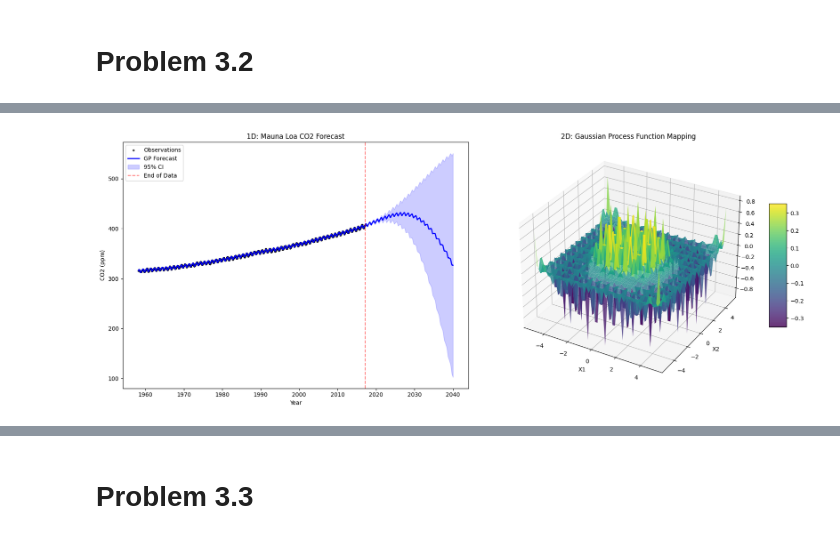
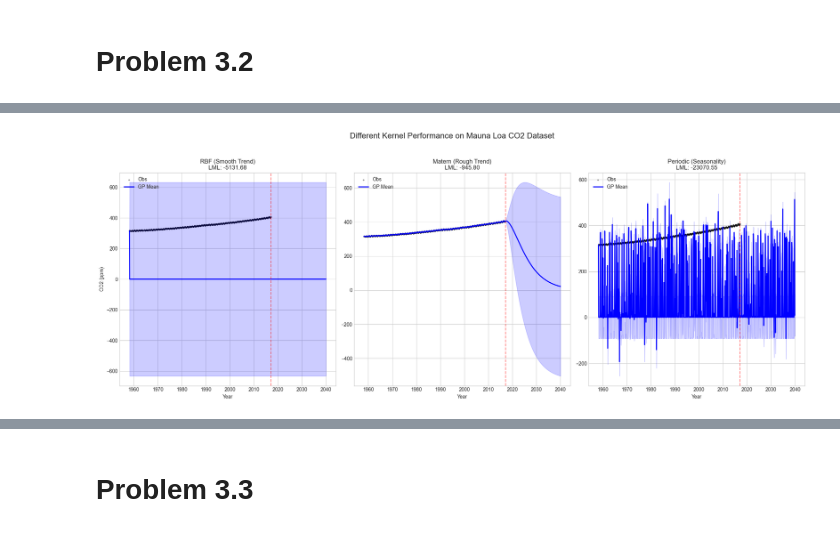
Before and after one commit to definitelynotbercik/ml_as3, a Jupyter notebook: main.ipynb, the cells around one changed output, grey strips where cells are left out. Saved outputs shown, nothing was run; the diff lists cells and outputs as text; code cells hidden in the pictures.

```diff
--- a/main.ipynb
+++ b/main.ipynb
@@ -162,81 +310,48 @@ plt.show()
 # %%
-import numpy as np
-import matplotlib.pyplot as plt
-import pandas as pd
-from sklearn.gaussian_process import GaussianProcessRegressor
-from sklearn.gaussian_process.kernels import RBF, ExpSineSquared, WhiteKernel, ConstantKernel as C
-
-# --- 1. LOAD AND PREPARE 1D DATA (CO2) ---
 df = pd.read_csv('archive.csv')
 X_1d = df['Decimal Date'].values.reshape(-1, 1)
 y_1d = df['Carbon Dioxide (ppm)'].values.flatten()
 
-# Data Cleaning
 mask = y_1d > 0
-X_1d, y_1d = X_1d[mask], y_1d[mask]
+X_1d_clean, y_1d_clean = X_1d[mask], y_1d[mask]
+# scaling to only 400 points
+step = max(1, len(X_1d_clean) // 400)
+X_1d_train, y_1d_train = X_1d_clean[::step], y_1d_clean[::step]
+# setup test grid for forecasting up to 2040
+X_1d_test = np.linspace(X_1d_clean.min(), 2040, 1000).reshape(-1, 1)
 
-# Subsample for speed (O(N^3) management)
-step = max(1, len(X_1d) // 400)
-X_1d_train, y_1d_train = X_1d[::step], y_1d[::step]
+# different kernels
+# we use C(400**2) as a 'prior' for the vertical scale since CO2 starts around 320-400ppm
+kernels = [
+    ("RBF (Smooth Trend)", C(400**2) * RBF(length_scale=1)),
+    ("Matern (Rough Trend)", C(400**2) * Matern(length_scale=1.0, nu=1.5)),
+    ("Periodic (Seasonality)", C(400**2) * ExpSineSquared(length_scale=1.0, periodicity=1.0))
+]
 
-# --- 2. PREPARE 2D SYNTHETIC DATA ---
-def f_2d(x):
-    return np.sin(np.sqrt(x[:, 0]**2 + x[:, 1]**2))
+fig, axes = plt.subplots(1, 3, figsize=(20, 8))
 
-# Create training points for 2D
-x_coord = np.linspace(-5, 5, 15)
-X1_train, X2_train = np.meshgrid(x_coord, x_coord)
-X_2d_train = np.vstack([X1_train.ravel(), X2_train.ravel()]).T
-y_2d_train = f_2d(X_2d_train)
+# loop through kernels
+for ax, (name, kernel) in zip(axes, kernels):
+    # fit the model
+    gp = GaussianProcessRegressor(kernel=kernel, n_restarts_optimizer=5,random_state=42)
+    gp.fit(X_1d_train, y_1d_train)
 
-# --- 3. FIT MODELS ---
-# 1D Model (CO2)
-kernel_1d = (
-    C(50.0**2) * RBF(length_scale=50.0) +
-    C(2.0**2) * ExpSineSquared(length_scale=1.0, periodicity=1.0) +
-    WhiteKernel(noise_level=0.1)
-)
-gp_1d = GaussianProcessRegressor(kernel=kernel_1d, n_restarts_optimizer=5).fit(X_1d_train, y_1d_train)
+    y_mean, y_std = gp.predict(X_1d_test, return_std=True)
 
-# 2D Model (Surface)
-gp_2d = GaussianProcessRegressor(kernel=C(1.0) * RBF(1.0)).fit(X_2d_train, y_2d_train)
+    ax.scatter(X_1d_train, y_1d_train, c='black', s=5, alpha=0.3, label='Obs')
+    ax.plot(X_1d_test, y_mean, color='blue', lw=2, label='GP Mean')
+    ax.fill_between(X_1d_test.flatten(), y_mean - 2*y_std, y_mean + 2*y_std, color='blue', alpha=0.2)
 
-# --- 4. PREDICTIONS ---
-# 1D Prediction
-X_1d_test = np.linspace(X_1d.min(), 2040, 1000).reshape(-1, 1)
-y_1d_mean, y_1d_std = gp_1d.predict(X_1d_test, return_std=True)
+    # line for the end of training data
+    ax.axvline(X_1d_train.max(), color='red', linestyle='--', alpha=0.5)
 
-# 2D Prediction Grid
-grid_res = np.linspace(-5, 5, 50)
-G1, G2 = np.meshgrid(grid_res, grid_res)
-X_grid_2d = np.vstack([G1.ravel(), G2.ravel()]).T
-y_pred_2d = gp_2d.predict(X_grid_2d).reshape(G1.shape)
+    ax.set_title(f"{name}\nLML: {gp.log_marginal_likelihood_value_:.2f}")
+    ax.set_xlabel("Year")
+    if ax == axes[0]:
+        ax.set_ylabel("CO2 (ppm)")
+    ax.legend(loc='upper left')
 
-# --- 5. VISUALIZATION ---
-fig = plt.figure(figsize=(18, 7))
-
-# Subplot 1: 1D CO2 Forecast
-ax1 = fig.add_subplot(121)
-ax1.scatter(X_1d_train, y_1d_train, c='black', s=8, alpha=0.6, label='Observations')
-ax1.plot(X_1d_test, y_1d_mean, color='blue', lw=2, label='GP Forecast')
-ax1.fill_between(X_1d_test.flatten(), y_1d_mean - 2*y_1d_std, y_1d_mean + 2*y_1d_std,
-                 color='blue', alpha=0.2, label='95% CI')
-ax1.axvline(X_1d.max(), color='red', linestyle='--', alpha=0.5, label='End of Data')
-ax1.set_title("1D: Mauna Loa CO2 Forecast")
-ax1.set_xlabel("Year")
-ax1.set_ylabel("CO2 (ppm)")
-ax1.legend()
-
-# Subplot 2: 2D Surface Plot
-ax2 = fig.add_subplot(122, projection='3d')
-surf = ax2.plot_surface(G1, G2, y_pred_2d, cmap='viridis', edgecolor='none', alpha=0.8)
-ax2.set_title("2D: Gaussian Process Function Mapping")
-ax2.set_xlabel("X1")
-ax2.set_ylabel("X2")
-fig.colorbar(surf, ax=ax2, shrink=0.5, aspect=7)
-
-plt.tight_layout()
+plt.suptitle("Different Kernel Performance on Mauna Loa CO2 Dataset", fontsize=16)
+plt.tight_layout(rect=[0, 0.03, 1, 0.95])
 plt.show()
-
-print(f"Optimized 1D Kernel: {gp_1d.kernel_}")
 # %% [output]
@@ -248 +358 @@ Increase the number of iterations (max_iter) or scale the data as shown in:
-[figure, old version]
+[figure, new version]
```
Also changed, not shown: parts of 16 cells of this notebook.
